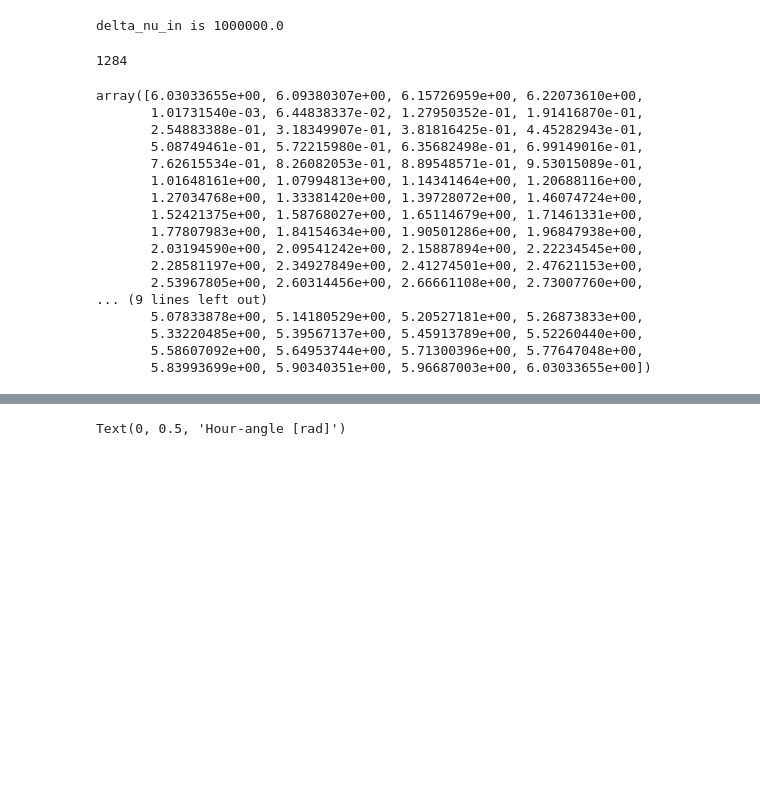
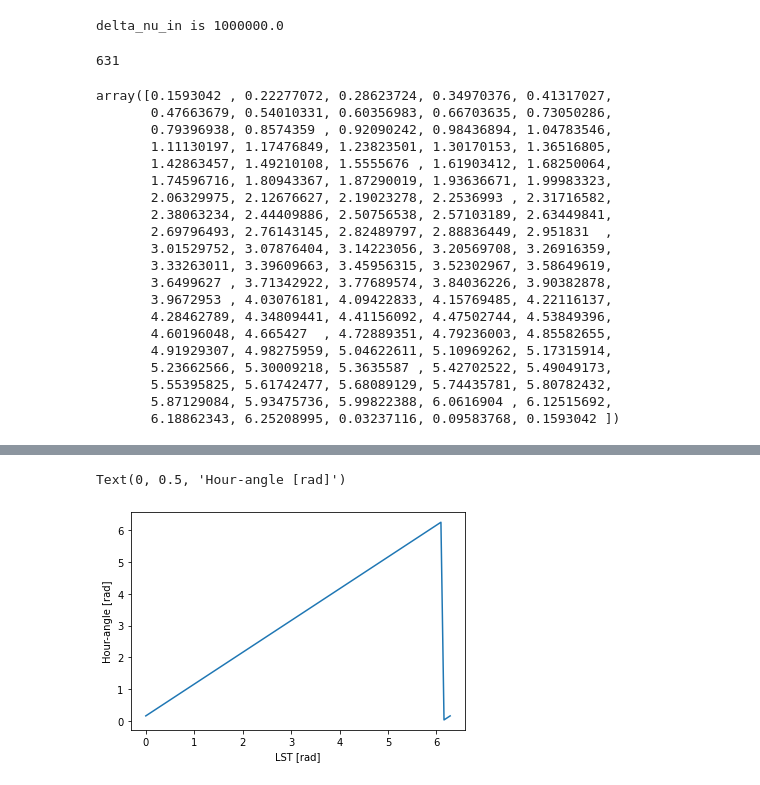
Before and after one commit to 3276908917/skyflux, a Jupyter notebook: notebooks/sources_over_time.ipynb, the cells around one changed output, grey strips where cells are left out. Cells and saved outputs as stored; diff of their text form; code cells hidden in the pictures; blank space fills up the shorter version.

```diff
--- a/notebooks/sources_over_time.ipynb
+++ b/notebooks/sources_over_time.ipynb
@@ -14,52 +14,67 @@ import numpy as np
 # %%
 # 100 points for a day
 list_lst = np.linspace(0, 2 * np.pi, 100)
-def day_array(ra, dec): #inefficient; don't care
+def day_dict(ra, dec): #inefficient; don't care
     """
     @ra [float, radians]
     @dec [float, radians]
     """
-    list_ra = []
-    list_dec = []
+    list_ha = []
+    list_az = []
+    list_alt = []
     for lst in list_lst:
         ha = lst - ra
         if ha < 0:
             ha += 2 * np.pi
-        list_ra.append(ha)
-        list_dec.append(dec)
-    return np.array([np.array(list_ra), np.array(list_dec)])
+        list_ha.append(ha)
+
+        az, alt = sf.rot.eq_to_topo(
+            ra, dec, lst=lst, radians=True
+        )
+        list_az.append(az)
+        list_alt.append(alt)
+
+    day_dict = {}
+    day_dict['ha'] = np.array(list_ha)
+    day_dict['az'] = np.array(list_az)
+    day_dict['alt'] = np.array(list_alt)
+
+    return day_dict
 # %%
 import random
-obj_idx = int(random.random() * len(flux.catalog.obj_catalog))
+obj_idx = int(random.random() * len(sf.catalog.obj_catalog))
 print(obj_idx)
-obj = skyflux.catalog.obj_catalog[obj_idx]
+obj = sf.catalog.obj_catalog[obj_idx]
 # %% [output]
-1284
+631
 # %%
 obj_ra = np.radians(obj.ra_angle)
 obj_dec = np.radians(obj.dec_angle)
-obj_day = day_array(obj_ra, obj_dec)
-obj_day[0]
+obj_day = day_dict(obj_ra, obj_dec)
+obj_day['ha']
 # %% [output]
-array([6.03033655e+00, 6.09380307e+00, 6.15726959e+00, 6.22073610e+00,
-       1.01731540e-03, 6.44838337e-02, 1.27950352e-01, 1.91416870e-01,
-       2.54883388e-01, 3.18349907e-01, 3.81816425e-01, 4.45282943e-01,
-       5.08749461e-01, 5.72215980e-01, 6.35682498e-01, 6.99149016e-01,
-       7.62615534e-01, 8.26082053e-01, 8.89548571e-01, 9.53015089e-01,
-       1.01648161e+00, 1.07994813e+00, 1.14341464e+00, 1.20688116e+00,
-       1.27034768e+00, 1.33381420e+00, 1.39728072e+00, 1.46074724e+00,
-       1.52421375e+00, 1.58768027e+00, 1.65114679e+00, 1.71461331e+00,
-       1.77807983e+00, 1.84154634e+00, 1.90501286e+00, 1.96847938e+00,
-       2.03194590e+00, 2.09541242e+00, 2.15887894e+00, 2.22234545e+00,
-       2.28581197e+00, 2.34927849e+00, 2.41274501e+00, 2.47621153e+00,
-       2.53967805e+00, 2.60314456e+00, 2.66661108e+00, 2.73007760e+00,
-... (9 lines left out)
-       5.07833878e+00, 5.14180529e+00, 5.20527181e+00, 5.26873833e+00,
-       5.33220485e+00, 5.39567137e+00, 5.45913789e+00, 5.52260440e+00,
-       5.58607092e+00, 5.64953744e+00, 5.71300396e+00, 5.77647048e+00,
-       5.83993699e+00, 5.90340351e+00, 5.96687003e+00, 6.03033655e+00])
+array([0.1593042 , 0.22277072, 0.28623724, 0.34970376, 0.41317027,
+       0.47663679, 0.54010331, 0.60356983, 0.66703635, 0.73050286,
+       0.79396938, 0.8574359 , 0.92090242, 0.98436894, 1.04783546,
+       1.11130197, 1.17476849, 1.23823501, 1.30170153, 1.36516805,
+       1.42863457, 1.49210108, 1.5555676 , 1.61903412, 1.68250064,
+       1.74596716, 1.80943367, 1.87290019, 1.93636671, 1.99983323,
+       2.06329975, 2.12676627, 2.19023278, 2.2536993 , 2.31716582,
+       2.38063234, 2.44409886, 2.50756538, 2.57103189, 2.63449841,
+       2.69796493, 2.76143145, 2.82489797, 2.88836449, 2.951831  ,
+       3.01529752, 3.07876404, 3.14223056, 3.20569708, 3.26916359,
+       3.33263011, 3.39609663, 3.45956315, 3.52302967, 3.58649619,
+       3.6499627 , 3.71342922, 3.77689574, 3.84036226, 3.90382878,
+       3.9672953 , 4.03076181, 4.09422833, 4.15769485, 4.22116137,
+       4.28462789, 4.34809441, 4.41156092, 4.47502744, 4.53849396,
+       4.60196048, 4.665427  , 4.72889351, 4.79236003, 4.85582655,
+       4.91929307, 4.98275959, 5.04622611, 5.10969262, 5.17315914,
+       5.23662566, 5.30009218, 5.3635587 , 5.42702522, 5.49049173,
+       5.55395825, 5.61742477, 5.68089129, 5.74435781, 5.80782432,
+       5.87129084, 5.93475736, 5.99822388, 6.0616904 , 6.12515692,
+       6.18862343, 6.25208995, 0.03237116, 0.09583768, 0.1593042 ])
 # %%
-plt.plot(list_lst, obj_day[0])
+plt.plot(list_lst, obj_day['ha'])
 plt.xlabel("LST [rad]")
 plt.ylabel("Hour-angle [rad]")
 # %% [output]
@@ -68,4 +81,5 @@ plt.ylabel("Hour-angle [rad]")
 Text(0, 0.5, 'Hour-angle [rad]')
+[figure, added]
 # %%
 obj_count = 3
 
```
Also changed, not shown: parts of 3 cells of this notebook.
